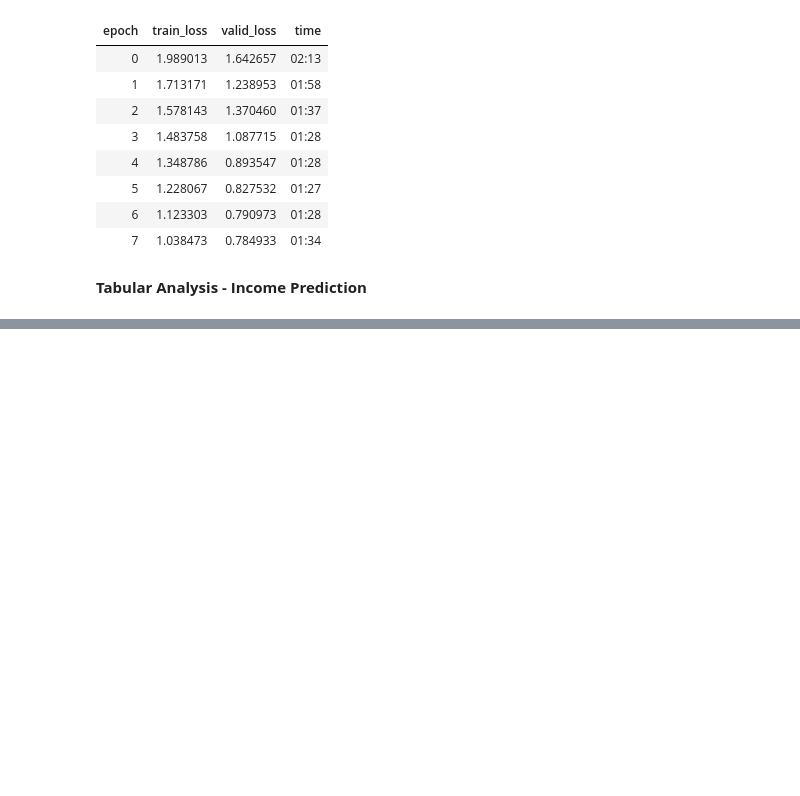
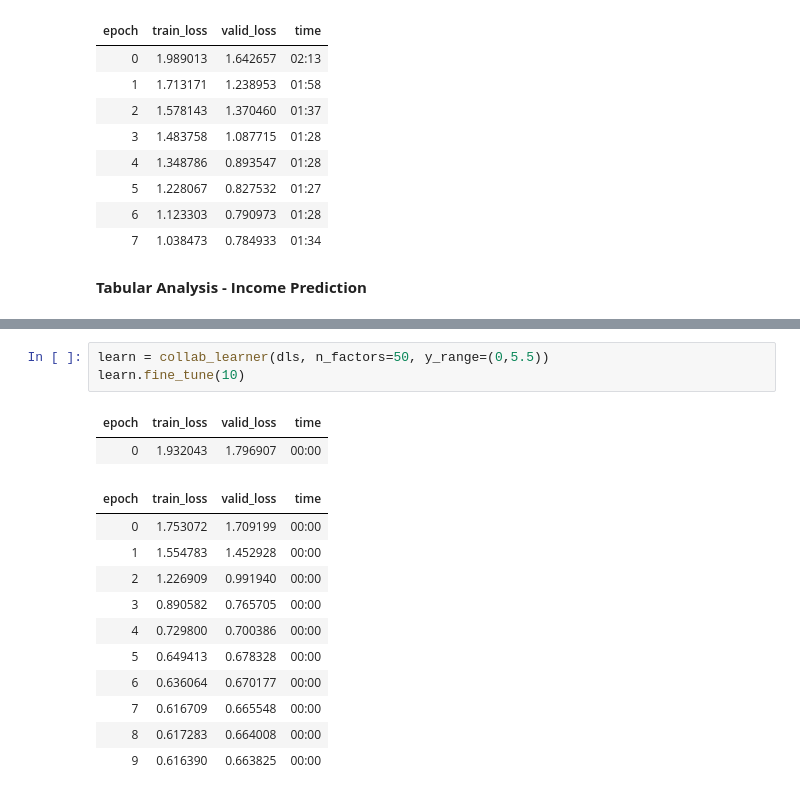
Before and after one commit to ankurmalik1978/Bird_Identification, a Jupyter notebook: Bird_Identification.ipynb, the cells around one changed output, grey strips where cells are left out. Saved outputs shown, nothing was run; the diff lists cells and outputs as text; blank space fills up the shorter version.

```diff
--- a/Bird_Identification.ipynb
+++ b/Bird_Identification.ipynb
@@ -238,0 +268,17 @@ For example, when doing 'df[col].method(value, inplace=True)', try using 'df.met
+# %%
+learn = collab_learner(dls, n_factors=50, y_range=(0,5.5))
+learn.fine_tune(10)
+# %% [output]
+| epoch | train_loss | valid_loss | time |
+| 0 | 1.932043 | 1.796907 | 00:00 |
+| epoch | train_loss | valid_loss | time |
+| 0 | 1.753072 | 1.709199 | 00:00 |
+| 1 | 1.554783 | 1.452928 | 00:00 |
+| 2 | 1.226909 | 0.991940 | 00:00 |
+| 3 | 0.890582 | 0.765705 | 00:00 |
+| 4 | 0.729800 | 0.700386 | 00:00 |
+| 5 | 0.649413 | 0.678328 | 00:00 |
+| 6 | 0.636064 | 0.670177 | 00:00 |
+| 7 | 0.616709 | 0.665548 | 00:00 |
+| 8 | 0.617283 | 0.664008 | 00:00 |
+| 9 | 0.616390 | 0.663825 | 00:00 |
```
Also changed, not shown: parts of 3 cells of this notebook.
